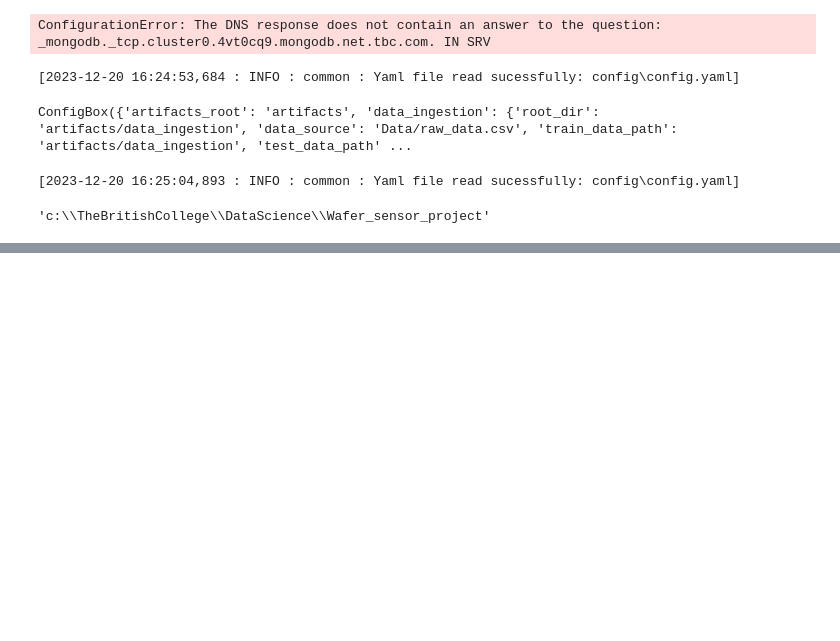
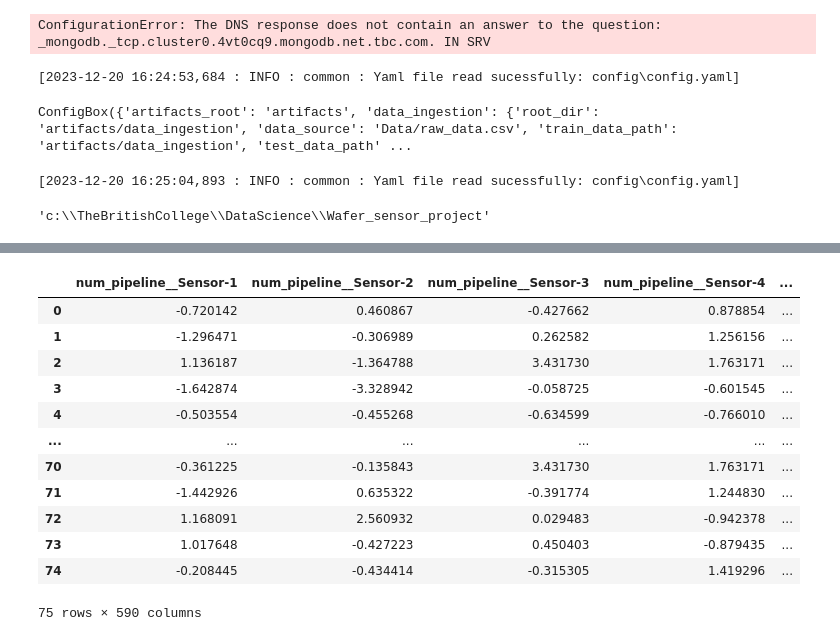
Before and after one commit to Abhikkumar619/Wafer_sensor_project, a Jupyter notebook: research/Experiment.ipynb, the cells around one changed output, grey strips where cells are left out. Drawn from its saved outputs; the diff is of its cells as text; code cells hidden in the pictures; blank space fills up the shorter version.

Commit message:
data transformation added

```diff
--- a/research/Experiment.ipynb
+++ b/research/Experiment.ipynb
@@ -358,0 +448,2 @@ os.getcwd()
+# %%
+num_col=[col for col in x_train.columns if x_train[col].dtype != "O" ]
@@ -358,0 +470,22 @@ os.getcwd()
+# %%
+preprocessor=ColumnTransformer([('num_pipeline', num_pipeline, num_col)])
+# %%
+x_train_scled=preprocessor.fit_transform(x_train)
+# %%
+df=pd.DataFrame(x_train_scled, columns=preprocessor.get_feature_names_out())
+# %%
+df
+# %% [output]
+|  | num_pipeline__Sensor-1 | num_pipeline__Sensor-2 | num_pipeline__Sensor-3 | num_pipeline__Sensor-4 | ... |
+| 0 | -0.720142 | 0.460867 | -0.427662 | 0.878854 | ... |
+| 1 | -1.296471 | -0.306989 | 0.262582 | 1.256156 | ... |
+| 2 | 1.136187 | -1.364788 | 3.431730 | 1.763171 | ... |
+| 3 | -1.642874 | -3.328942 | -0.058725 | -0.601545 | ... |
+| 4 | -0.503554 | -0.455268 | -0.634599 | -0.766010 | ... |
+| ... | ... | ... | ... | ... | ... |
+| 70 | -0.361225 | -0.135843 | 3.431730 | 1.763171 | ... |
+| 71 | -1.442926 | 0.635322 | -0.391774 | 1.244830 | ... |
+| 72 | 1.168091 | 2.560932 | 0.029483 | -0.942378 | ... |
+| 73 | 1.017648 | -0.427223 | 0.450403 | -0.879435 | ... |
+| 74 | -0.208445 | -0.434414 | -0.315305 | 1.419296 | ... |
+75 rows × 590 columns
```
Also changed, not shown: parts of 14 cells of this notebook, 11 other files.
